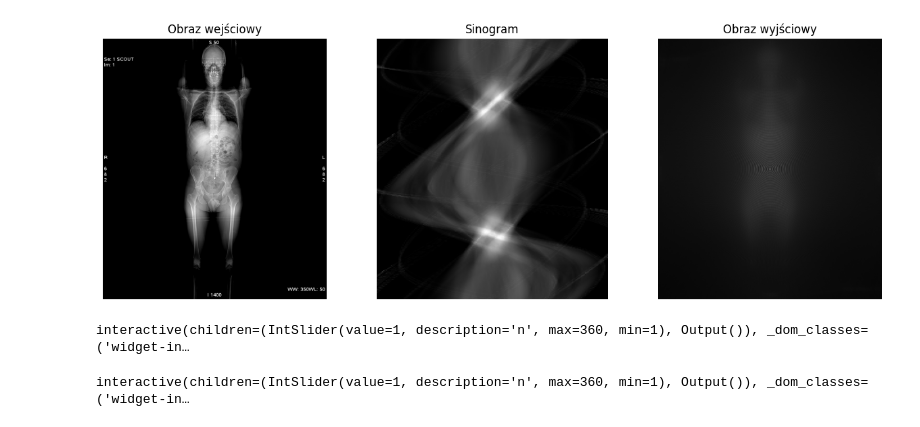
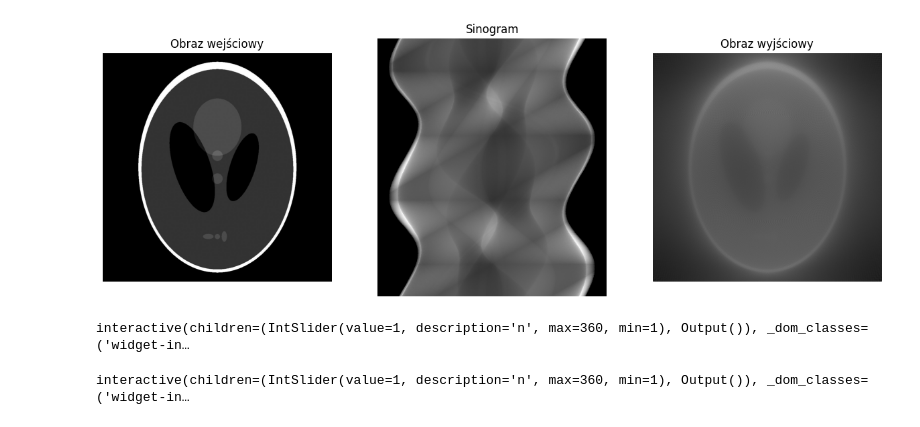
Before and after one commit to RainotC/Tomograph, a Jupyter notebook: app.ipynb, the cells around one changed output. Cells and saved outputs as stored; diff of their text form; code cells hidden in the pictures.

```diff
--- a/app.ipynb
+++ b/app.ipynb
@@ -48,8 +49,7 @@ def radon_transform(image, angle=360, detectors=180, scans=360, angle_of_cone=90
 
     emiters_positions = []
 
-    radius = np.sqrt(2) * max(center_x, center_y)
-
+    radius = np.sqrt(rows**2 + cols**2) / 2
     sinogram = np.zeros((scans, detectors), dtype=image.dtype)
     delta_alpha = angle / scans
     for iteration in range(scans):
@@ -73,8 +73,6 @@ def radon_transform(image, angle=360, detectors=180, scans=360, angle_of_cone=90
 
             if valid_points_count > 0:
                 total_intensity /= valid_points_count
-            else:
-                total_intensity = 0
             sinogram[iteration, i] = total_intensity
         sinogram_steps.append(sinogram.copy())
 
@@ -86,8 +84,7 @@ def inverse_radon_transform(sinogram, image_shape, angle=360, angle_of_cone=90):
     rows, cols = image_shape
     center_y = rows // 2
     center_x = cols // 2
-    radius = np.sqrt(2) * max(center_x, center_y)
-
+    radius = np.sqrt(rows**2 + cols**2) / 2
     delta_alpha = angle / scans
     reconstruction = np.zeros((rows, cols), dtype=np.float32)
 
@@ -123,17 +120,15 @@ def show_steps(n, steps, name):
     plt.show()
 # %%
 def main():
-    image = load_img("tomograf-obrazy/CT_ScoutView.jpg")
+    image = load_img("tomograf-obrazy/Shepp_logan.jpg")
     steps = 360
-    detectors = 180
+    detectors = 360
     angle_of_cone = 90
 
     sinogram, steps_sinogram, emiters = radon_transform(image, steps, detectors, steps, angle_of_cone)
     reversed, steps_inversed = inverse_radon_transform(sinogram, image.shape, steps, angle_of_cone)
 
-    sinogram = normalize(sinogram.copy())
     reversed = normalize(reversed.copy())
-    steps_sinogram = [normalize(step.copy()) for step in steps_sinogram]
     steps_inversed = [normalize(step.copy()) for step in steps_inversed]
 
     fig, axes = plt.subplots(1, 3, figsize=(15, 5))
@@ -143,33 +138,33 @@ def main():
     axes[0].axis("off")
     # if emiters:
     #     xs, ys = zip(*emiters)
     #     axes[0].scatter(xs, ys, c='red', s=10, label='Emiters')
 
     axes[1].imshow(sinogram, cmap='gray', aspect='auto')
     axes[1].set_title("Sinogram")
     axes[1].axis("off")
 
     axes[2].imshow(reversed, cmap='gray')
     axes[2].set_title("Obraz wyjściowy")
     axes[2].axis("off")
     plt.show()
 
 
     ipywidgets.interact(
         show_steps,
         n=ipywidgets.IntSlider(min=1, max=len(steps_sinogram), step=1, value=1),
         steps=ipywidgets.fixed(steps_sinogram),
         name=ipywidgets.fixed("Sinogram Steps")
     )
 
     ipywidgets.interact(
         show_steps,
         n=ipywidgets.IntSlider(min=1, max=len(steps_inversed), step=1, value=1),
         steps=ipywidgets.fixed(steps_inversed),
         name=ipywidgets.fixed("Reconstruction Steps")
     )
 main()
 # %% [output]
-[figure, old version]
+[figure, new version]
 interactive(children=(IntSlider(value=1, description='n', max=360, min=1), Output()), _dom_classes=('widget-in…
 interactive(children=(IntSlider(value=1, description='n', max=360, min=1), Output()), _dom_classes=('widget-in…
```
Also changed, not shown: parts of 1 cell of this notebook.
